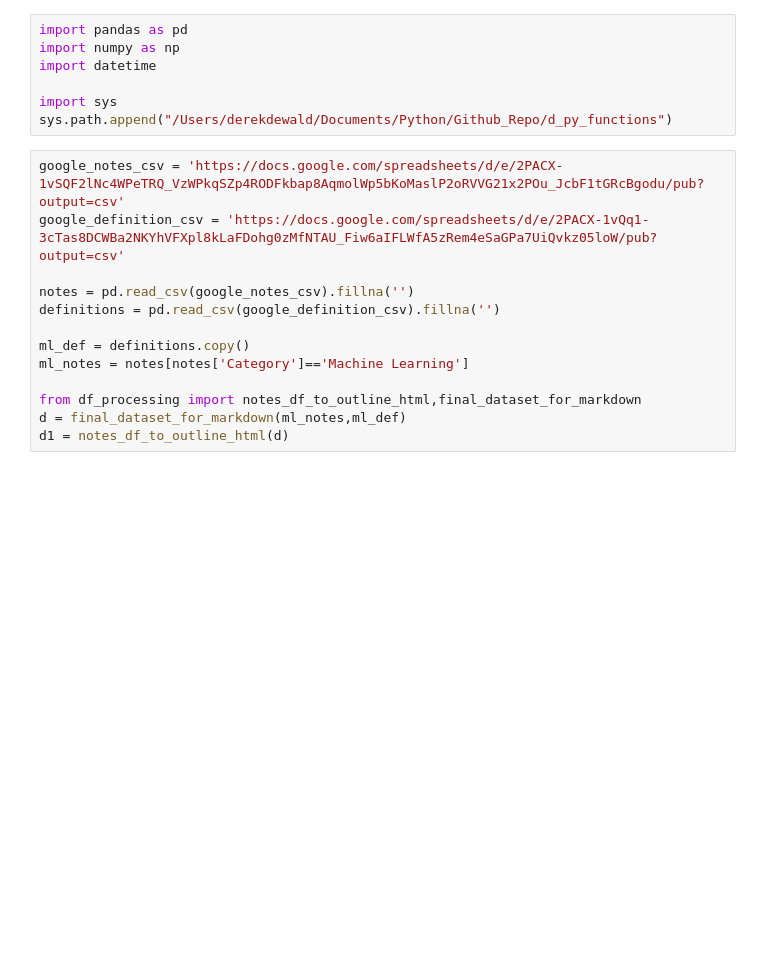
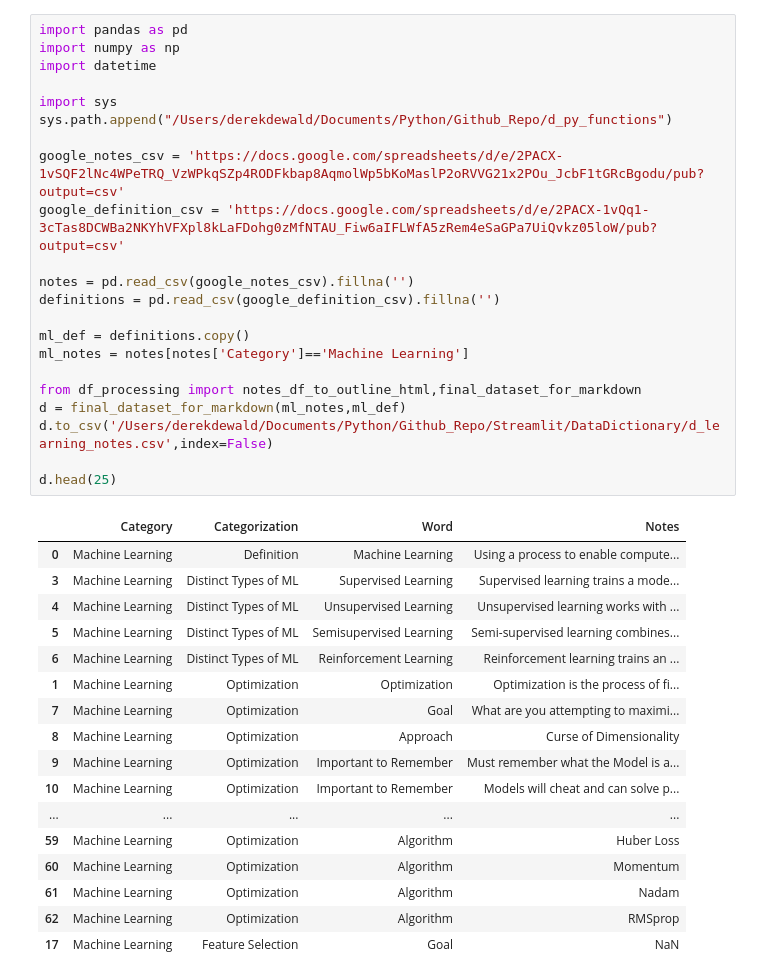
Before and after one commit to derek-dewald/Python_Tools, a Jupyter notebook: JupyterNotebooks/Daily WorkBook.ipynb, the cells around one changed output. Saved outputs shown, nothing was run; the diff lists cells and outputs as text; blank space fills up the shorter version.

```diff
--- a/JupyterNotebooks/Daily WorkBook.ipynb
+++ b/JupyterNotebooks/Daily WorkBook.ipynb
@@ -1,20 +17,40 @@
 # %%
 import pandas as pd
 import numpy as np
 import datetime
 
 import sys
 sys.path.append("/Users/derekdewald/Documents/Python/Github_Repo/d_py_functions")
+
+google_notes_csv = 'https://docs.google.com/spreadsheets/d/e/2PACX-1vSQF2lNc4WPeTRQ_VzWPkqSZp4RODFkbap8AqmolWp5bKoMaslP2oRVVG21x2POu_JcbF1tGRcBgodu/pub?output=csv'
+google_definition_csv = 'https://docs.google.com/spreadsheets/d/e/2PACX-1vQq1-3cTas8DCWBa2NKYhVFXpl8kLaFDohg0zMfNTAU_Fiw6aIFLWfA5zRem4eSaGPa7UiQvkz05loW/pub?output=csv'
+
+notes = pd.read_csv(google_notes_csv).fillna('')
+definitions = pd.read_csv(google_definition_csv).fillna('')
+
+ml_def = definitions.copy()
+ml_notes = notes[notes['Category']=='Machine Learning']
+
+from df_processing import notes_df_to_outline_html,final_dataset_for_markdown
+d = final_dataset_for_markdown(ml_notes,ml_def)
+d.to_csv('/Users/derekdewald/Documents/Python/Github_Repo/Streamlit/DataDictionary/d_learning_notes.csv',index=False)
+
+d.head(25)
+# %% [output]
+|  | Category | Categorization | Word | Notes |
+| 0 | Machine Learning | Definition | Machine Learning | Using a process to enable compute... |
+| 3 | Machine Learning | Distinct Types of ML | Supervised Learning | Supervised learning trains a mode... |
+| 4 | Machine Learning | Distinct Types of ML | Unsupervised Learning | Unsupervised learning works with ... |
+| 5 | Machine Learning | Distinct Types of ML | Semisupervised Learning | Semi-supervised learning combines... |
+| 6 | Machine Learning | Distinct Types of ML | Reinforcement Learning | Reinforcement learning trains an ... |
+| 1 | Machine Learning | Optimization | Optimization | Optimization is the process of fi... |
+| 7 | Machine Learning | Optimization | Goal | What are you attempting to maximi... |
+| 8 | Machine Learning | Optimization | Approach | Curse of Dimensionality |
+| 9 | Machine Learning | Optimization | Important to Remember | Must remember what the Model is a... |
+| 10 | Machine Learning | Optimization | Important to Remember | Models will cheat and can solve p... |
+| ... | ... | ... | ... | ... |
+| 59 | Machine Learning | Optimization | Algorithm | Huber Loss |
+| 60 | Machine Learning | Optimization | Algorithm | Momentum |
+| 61 | Machine Learning | Optimization | Algorithm | Nadam |
+| 62 | Machine Learning | Optimization | Algorithm | RMSprop |
+| 17 | Machine Learning | Feature Selection | Goal | NaN |
-# %%
-google_notes_csv = 'https://docs.google.com/spreadsheets/d/e/2PACX-1vSQF2lNc4WPeTRQ_VzWPkqSZp4RODFkbap8AqmolWp5bKoMaslP2oRVVG21x2POu_JcbF1tGRcBgodu/pub?output=csv'
-google_definition_csv = 'https://docs.google.com/spreadsheets/d/e/2PACX-1vQq1-3cTas8DCWBa2NKYhVFXpl8kLaFDohg0zMfNTAU_Fiw6aIFLWfA5zRem4eSaGPa7UiQvkz05loW/pub?output=csv'
-
-notes = pd.read_csv(google_notes_csv).fillna('')
-definitions = pd.read_csv(google_definition_csv).fillna('')
-
-ml_def = definitions.copy()
-ml_notes = notes[notes['Category']=='Machine Learning']
-
-from df_processing import notes_df_to_outline_html,final_dataset_for_markdown
-d = final_dataset_for_markdown(ml_notes,ml_def)
-d1 = notes_df_to_outline_html(d)
```
Also changed, not shown: parts of 4 cells of this notebook, 10 other files.
